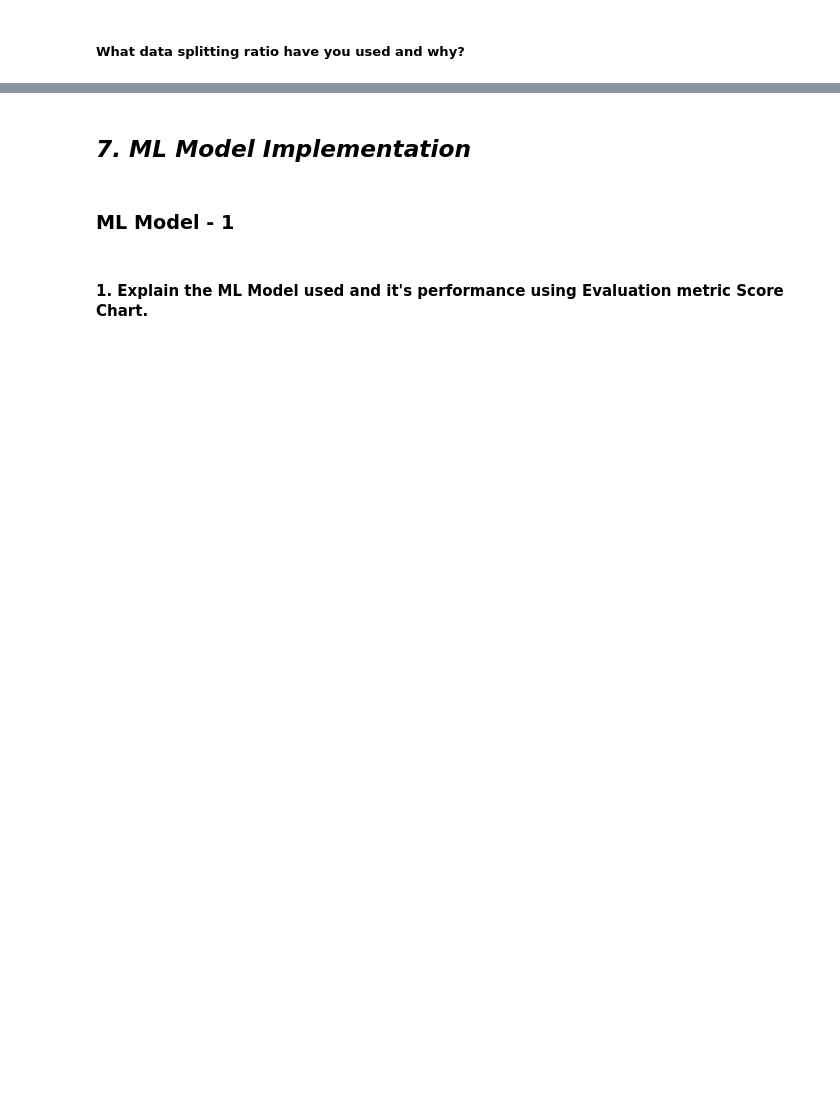
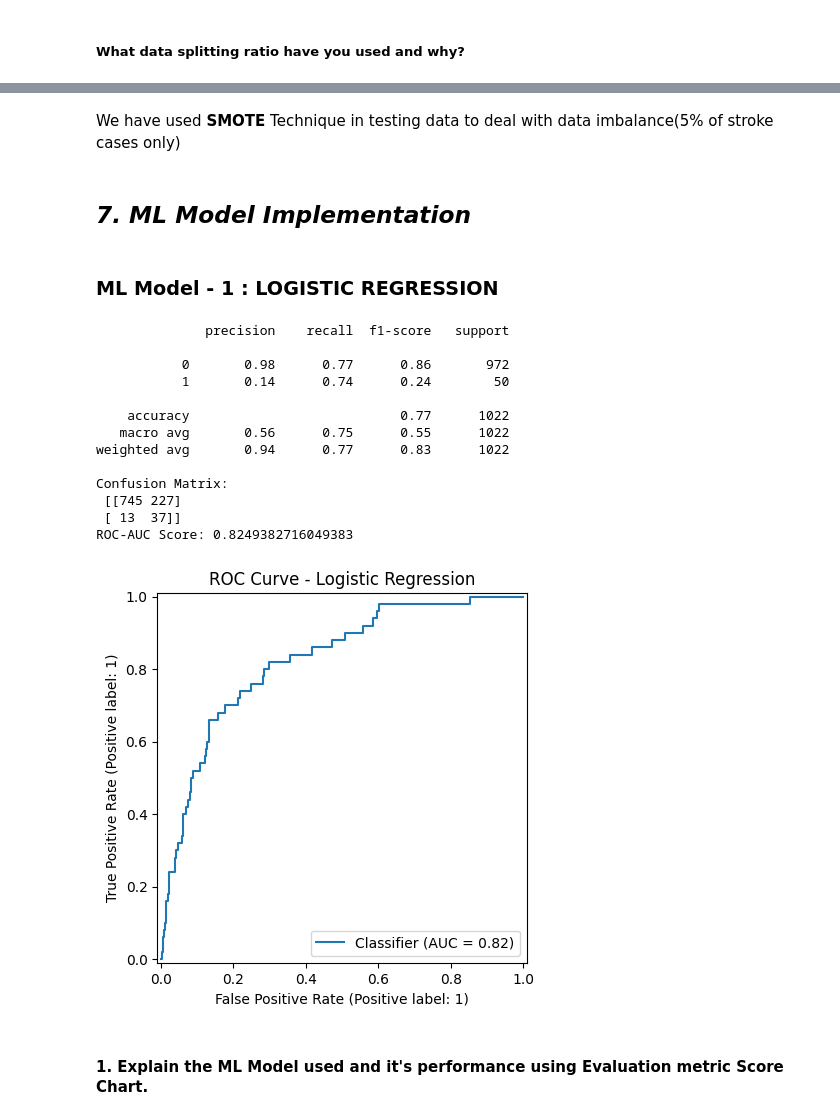
Before and after one commit to Pranav-Codes-Git/Stroke_Prediction_Classification_Project, a Jupyter notebook: Classification_Project.ipynb, the cells around one changed output, grey strips where cells are left out. Drawn from its saved outputs; the diff is of its cells as text; code cells hidden in the pictures; blank space fills up the shorter version.

```diff
--- a/Classification_Project.ipynb
+++ b/Classification_Project.ipynb
@@ -797,0 +815,11 @@ Answer Here.
+# %%
+# Select your features wisely to avoid overfitting
+X = df.drop(columns=['stroke'])
+y = df['stroke']
+
+from sklearn.ensemble import RandomForestClassifier
+rf_selector = RandomForestClassifier(random_state=42)
+rf_selector.fit(X, y)
+
+feat_importance = pd.Series(rf_selector.feature_importances_, index=X.columns).sort_values(ascending=False)
+print(feat_importance)
@@ -826,4 +904,6 @@ Answer Here.
+# %% [markdown]
+We have used **SMOTE** Technique in testing data to deal with data imbalance(5% of stroke cases only)
 # %% [markdown]
 ## ***7. ML Model Implementation***
 # %% [markdown]
-### ML Model - 1
+### ML Model - 1 : **LOGISTIC REGRESSION**
@@ -836,2 +910,51 @@ Answer Here.
+# %%
+# ML Model - 1 Implementation
+from sklearn.linear_model import LogisticRegression
+from sklearn.preprocessing import StandardScaler
+from imblearn.over_sampling import SMOTE
+from sklearn.metrics import classification_report, confusion_matrix, roc_auc_score, RocCurveDisplay
+
+# Scale only the numeric columns, just for this model
+num_cols = ['age', 'avg_glucose_level', 'bmi']
+scaler = StandardScaler()
+X_train_scaled = X_train.copy()
+X_test_scaled = X_test.copy()
+X_train_scaled[num_cols] = scaler.fit_transform(X_train[num_cols])
+X_test_scaled[num_cols] = scaler.transform(X_test[num_cols])
+
+# Apply SMOTE on the training data only
+smote = SMOTE(random_state=42)
+X_train_res, y_train_res = smote.fit_resample(X_train_scaled, y_train)
+
+# Fit the Algorithm
+lr = LogisticRegression(max_iter=1000, random_state=42)
+lr.fit(X_train_res, y_train_res)
+
+# Predict on the model
+y_pred = lr.predict(X_test_scaled)
+y_proba = lr.predict_proba(X_test_scaled)[:, 1]
+# %%
+print(classification_report(y_test, y_pred))
+print("Confusion Matrix:\n", confusion_matrix(y_test, y_pred))
+print("ROC-AUC Score:", roc_auc_score(y_test, y_proba))
+
+RocCurveDisplay.from_predictions(y_test, y_proba)
+plt.title('ROC Curve - Logistic Regression')
+plt.show()
+# %% [output]
+              precision    recall  f1-score   support
+
+           0       0.98      0.77      0.86       972
+           1       0.14      0.74      0.24        50
+
+    accuracy                           0.77      1022
+   macro avg       0.56      0.75      0.55      1022
+weighted avg       0.94      0.77      0.83      1022
+
+Confusion Matrix:
+ [[745 227]
+ [ 13  37]]
+ROC-AUC Score: 0.8249382716049383
+[figure, added]
 # %% [markdown]
 #### 1. Explain the ML Model used and it's performance using Evaluation metric Score Chart.
```
Also changed, not shown: parts of 68 cells of this notebook.
